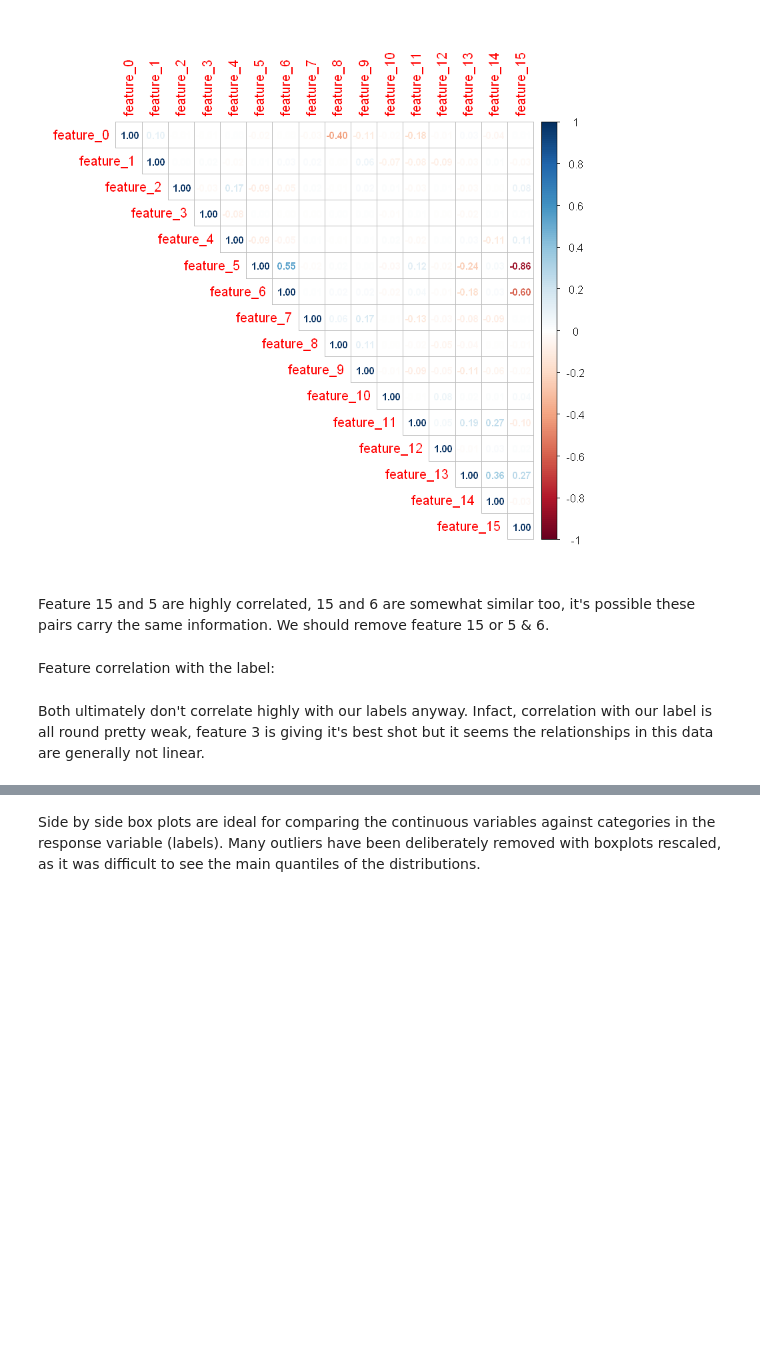
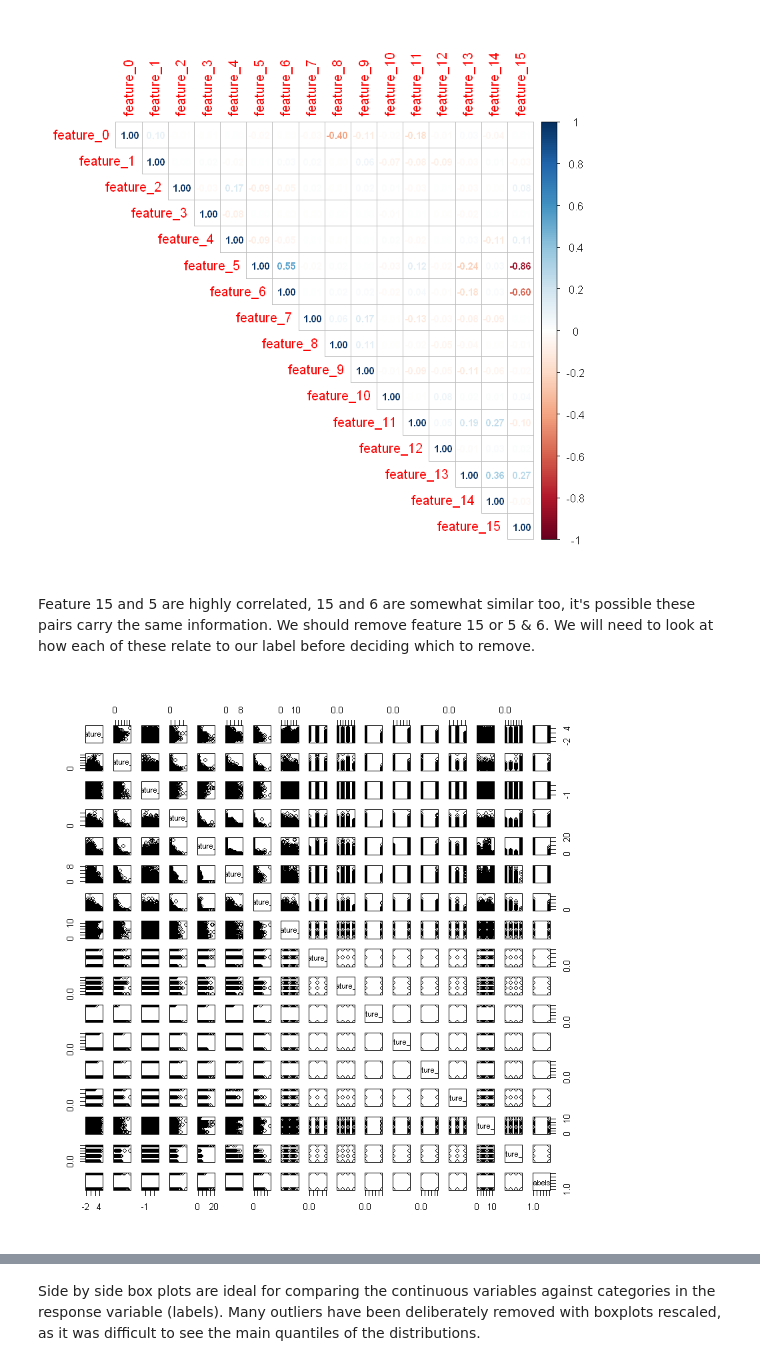
Before and after one commit to 20spaghetti/Customer-Churn-Prediction, a Jupyter notebook: Customer Churn Prediction.ipynb, the cells around one changed output, grey strips where cells are left out. Drawn from its saved outputs; the diff is of its cells as text; code cells hidden in the pictures; blank space fills up the shorter version.

```diff
--- a/Customer Churn Prediction.ipynb
+++ b/Customer Churn Prediction.ipynb
@@ -323,8 +451,8 @@ corrplot(cor, method = 'number', type = 'upper',number.cex=0.75)
 # %% [output]
 [figure]
 # %% [markdown]
-Feature 15 and 5 are highly correlated, 15 and 6 are somewhat similar too, it's possible these pairs carry the same information. We should remove feature 15 or 5 & 6.
+Feature 15 and 5 are highly correlated, 15 and 6 are somewhat similar too, it's possible these pairs carry the same information. We should remove feature 15 or 5 & 6. We will need to look at how each of these relate to our label before deciding which to remove.
-# %% [markdown]
-Feature correlation with the label:
-# %% [markdown]
-Both ultimately don't correlate highly with our labels anyway. Infact, correlation with our label is all round pretty weak, feature 3 is giving it's best shot but it seems the relationships in this data are generally not linear.
+# %%
+pairs(train)
+# %% [output]
+[figure, added]
```
Also changed, not shown: parts of 115 cells of this notebook.
